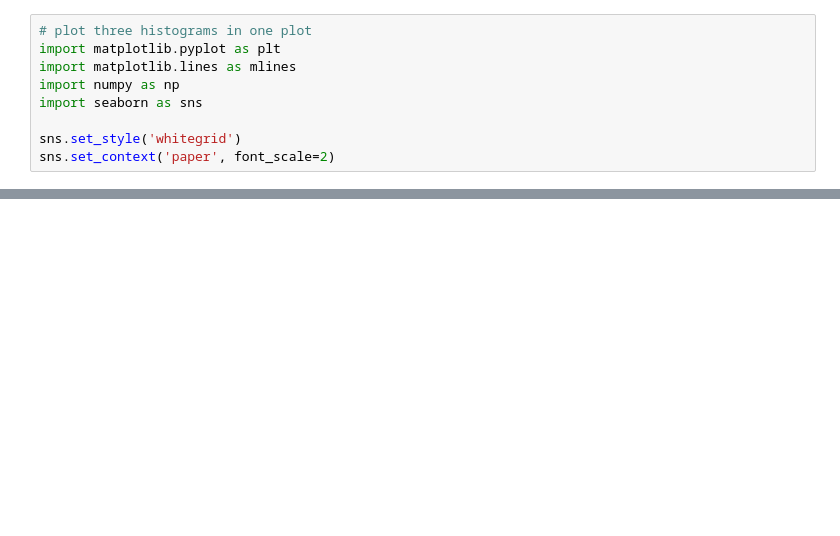
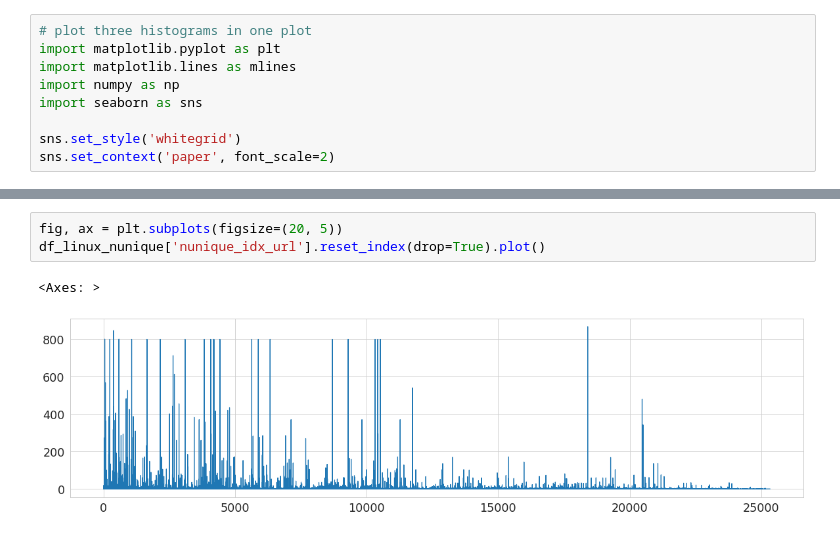
Before and after one commit to yudshj/WebGL-Empirical-Study-new, a Jupyter notebook: 3-4.AnalyzeRaf/translated_shader_analyze.ipynb, the cells around one changed output, grey strips where cells are left out. Saved outputs shown, nothing was run; the diff lists cells and outputs as text; blank space fills up the shorter version.

```diff
--- a/3-4.AnalyzeRaf/translated_shader_analyze.ipynb
+++ b/3-4.AnalyzeRaf/translated_shader_analyze.ipynb
@@ -121,0 +296,6 @@ plt.savefig('fig/results_shader_translated_shader_len.pdf', bbox_inches='tight')
+# %%
+fig, ax = plt.subplots(figsize=(20, 5))
+df_linux_nunique['nunique_idx_url'].reset_index(drop=True).plot()
+# %% [output]
+<Axes: >
+[figure, added]
```
Also changed, not shown: parts of 31 cells of this notebook, 19 other files.
